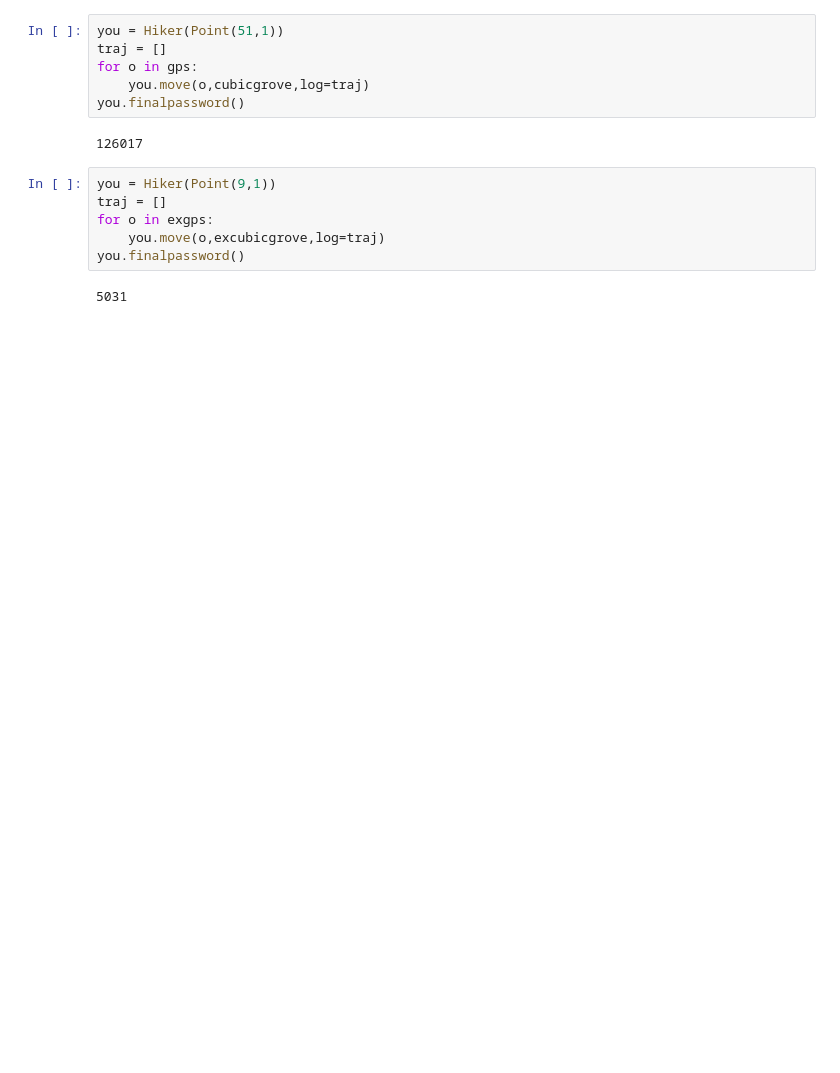
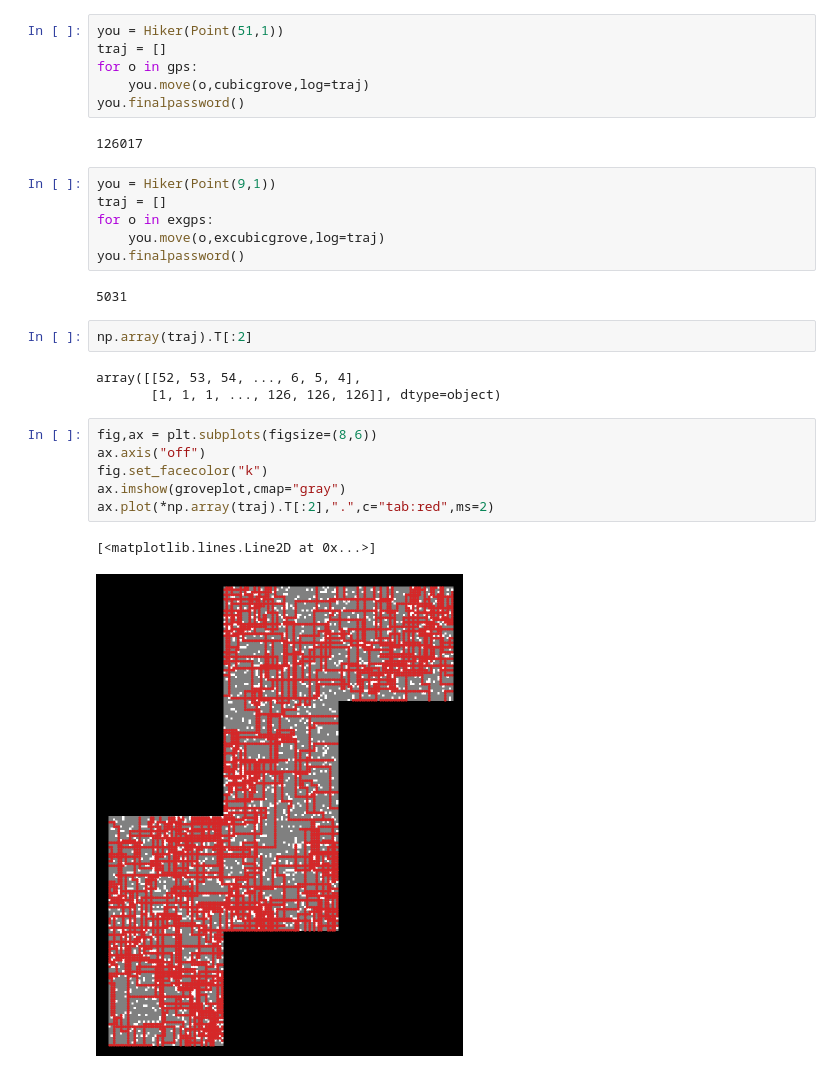
Before and after one commit to acpetit/AoC2022, a Jupyter notebook: AoC2022-22.ipynb, the cells around one changed output. Drawn from its saved outputs; the diff is of its cells as text; blank space fills up the shorter version.

Commit message:
Joli plot

```diff
--- a/AoC2022-22.ipynb
+++ b/AoC2022-22.ipynb
@@ -302,3 +292,17 @@ for o in exgps:
 you.finalpassword()
 # %% [output]
 5031
+# %%
+np.array(traj).T[:2]
+# %% [output]
+array([[52, 53, 54, ..., 6, 5, 4],
+       [1, 1, 1, ..., 126, 126, 126]], dtype=object)
+# %%
+fig,ax = plt.subplots(figsize=(8,6))
+ax.axis("off")
+fig.set_facecolor("k")
+ax.imshow(groveplot,cmap="gray")
+ax.plot(*np.array(traj).T[:2],".",c="tab:red",ms=2)
+# %% [output]
+[<matplotlib.lines.Line2D at 0x...>]
+[figure, added]
```
Also changed, not shown: parts of 1 cell of this notebook.
